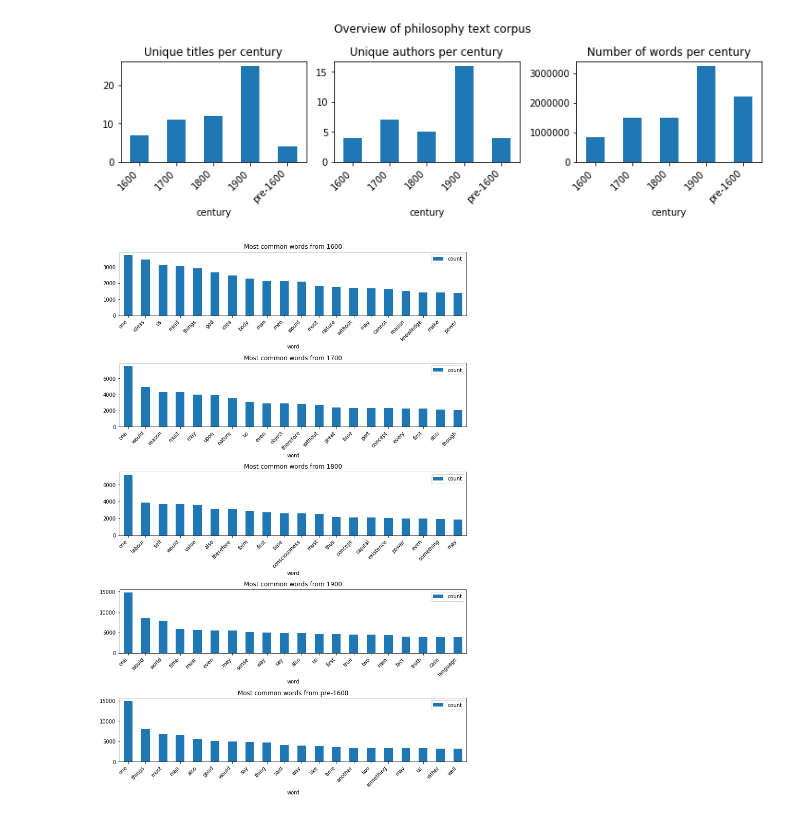
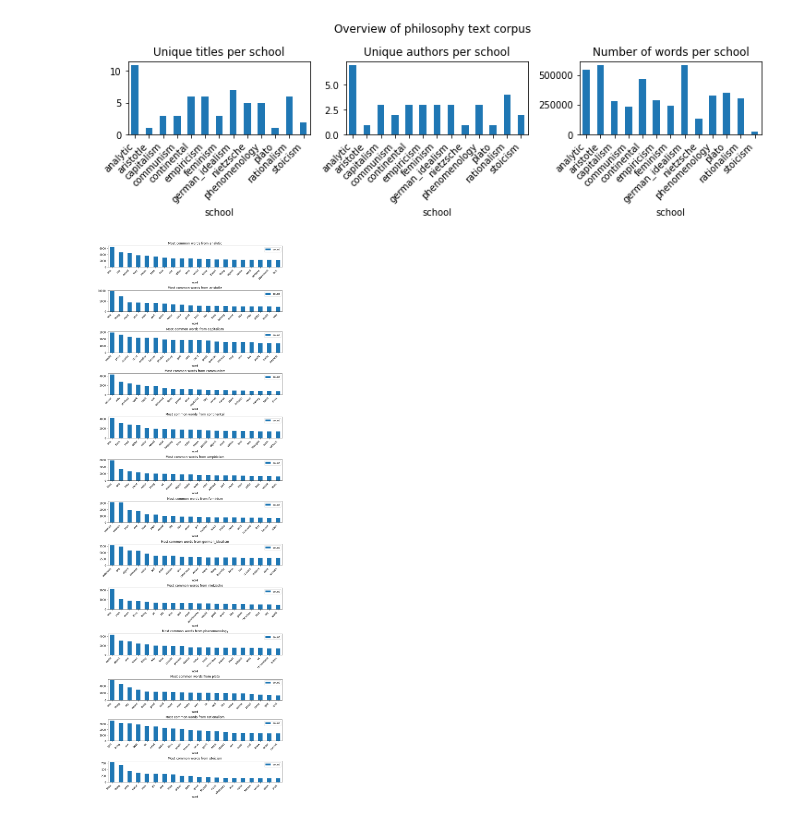
Before and after one commit to matthewpark319/ADSProject1, a Jupyter notebook: doc/Untitled.ipynb, the cells around one changed output. Cells and saved outputs as stored; diff of their text form; code cells hidden in the pictures.

```diff
--- a/doc/Untitled.ipynb
+++ b/doc/Untitled.ipynb
@@ -7,38 +7,44 @@ import numpy as np
 import pandas as pd
 import matplotlib.pyplot as plt
 
+stopwords = set(nltk.corpus.stopwords.words('english'))
+stem_func = nltk.PorterStemmer().stem
+
 df = pd.read_csv('C:/Users/matth/Desktop/ADSProject1/data/philosophy_data.csv')
-stopwords = set(nltk.corpus.stopwords.words('english'))
+df['tokenized_txt_list'] = df['tokenized_txt'].apply(
+    lambda x: [stem_func(word) for word in json.loads(x.replace("'", "\"")) if word not in stopwords])
+
+df['century'] = (df['original_publication_date'] // 100) * 100
+df.loc[df['century'] < 1600, 'century'] = -1000000
+df.to_csv('../output/data_with_tokenized_txt.csv', index=False)
 # %%
 fig, ax = plt.subplots(nrows=1, ncols=3, constrained_layout=True, figsize=(10, 3))
 plt.suptitle('Overview of philosophy text corpus')
 
-df['tokenized_txt_list'] = df['tokenized_txt'].apply(lambda x: json.loads(x.replace("'", "\"")))
-df['century'] = (df['original_publication_date'] // 100) * 100
-df.loc[df['century'] < 1600, 'century'] = 'pre-1600'
+group = 'school'
+df.groupby(group)['title'].nunique().plot(kind='bar', title=f'Unique titles per {group}', ax=ax[0])
+df.groupby(group)['author'].nunique().plot(kind='bar', title=f'Unique authors per {group}', ax=ax[1])
 
-df.groupby('century')['title'].nunique().plot(kind='bar', title='Unique titles per century', ax=ax[0])
-
-df.groupby('century')['author'].nunique().plot(kind='bar', title='Unique authors per century', ax=ax[1])
-
-words_by_century = df.groupby('century')['tokenized_txt_list'].apply(lambda x: list(itertools.chain.from_iterable(x)))
-words_by_century.apply(len).plot(kind='bar', title='Number of words per century', ax=ax[2])
+words_by_group = df.groupby(group)['tokenized_txt_list'].apply(lambda x: list(itertools.chain.from_iterable(x)))
+words_by_group.apply(len).plot(kind='bar', title=f'Number of words per {group}', ax=ax[2])
 
 for i in range(len(ax)):
+#     ax[i].set_xticklabels(['pre-1600'] + list(ax[i].get_xticklabels()[1:]), rotation=45, ha='right')
     ax[i].set_xticklabels(ax[i].get_xticklabels(), rotation=45, ha='right')
 # %% [output]
-[figure, old version]
+[figure, new version]
 # %%
-fig, ax = plt.subplots(nrows=words_by_century.shape[0], figsize=(10, 15), constrained_layout=True)
+fig, ax = plt.subplots(nrows=words_by_group.shape[0], figsize=(10, 30), constrained_layout=True)
 
 wcs = []
-for i, (century, words) in enumerate(words_by_century.iteritems()):
+for i, (group_name, words) in enumerate(words_by_group.iteritems()):
     words, counts = np.unique(words, return_counts=True)
     wc = pd.DataFrame({'word': words, 'count': counts})
     wc = wc[~wc['word'].isin(stopwords)].sort_values('count', ascending=False)
-    wc.iloc[:20,].plot(x='word', y='count', kind='bar', title=f'Most common words from {century}', ax=ax[i])
+#     century_label = 'pre-1600' if century < 1600 else str(century)
+    wc.iloc[:20,].plot(x='word', y='count', kind='bar', title=f'Most common words from {group_name}', ax=ax[i])
 
 for i in range(len(ax)):
     ax[i].set_xticklabels(ax[i].get_xticklabels(), rotation=45, ha='right')
 # %% [output]
-[figure, old version]
+[figure, new version]
```
Also changed, not shown: parts of 2 cells of this notebook.
